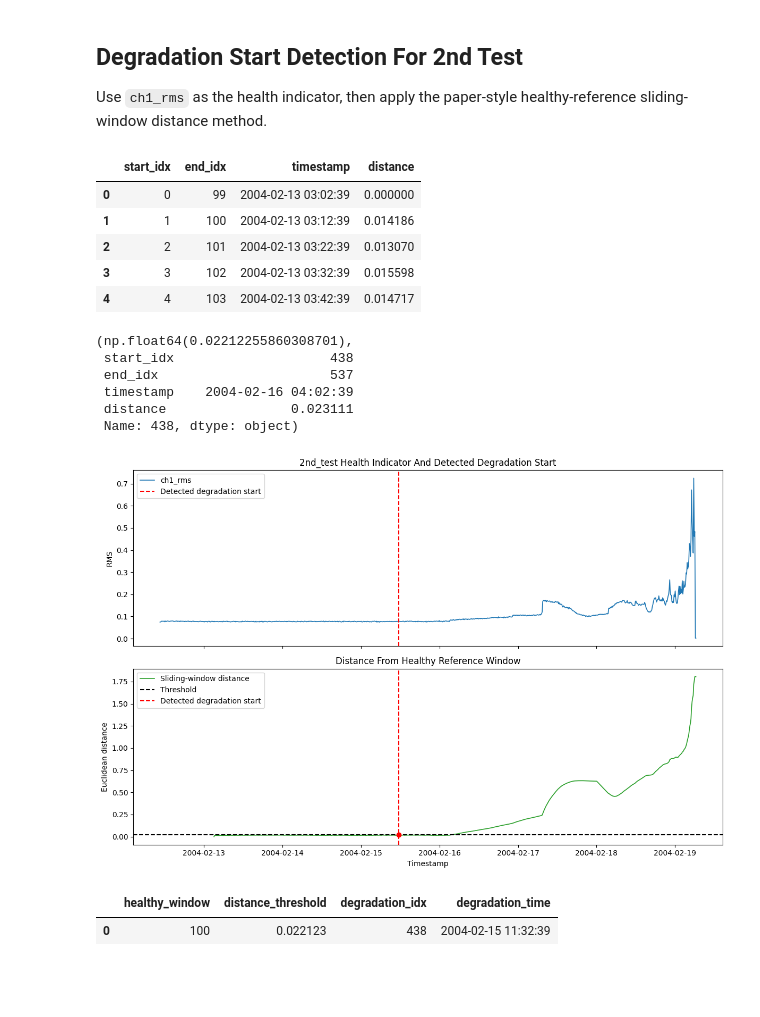
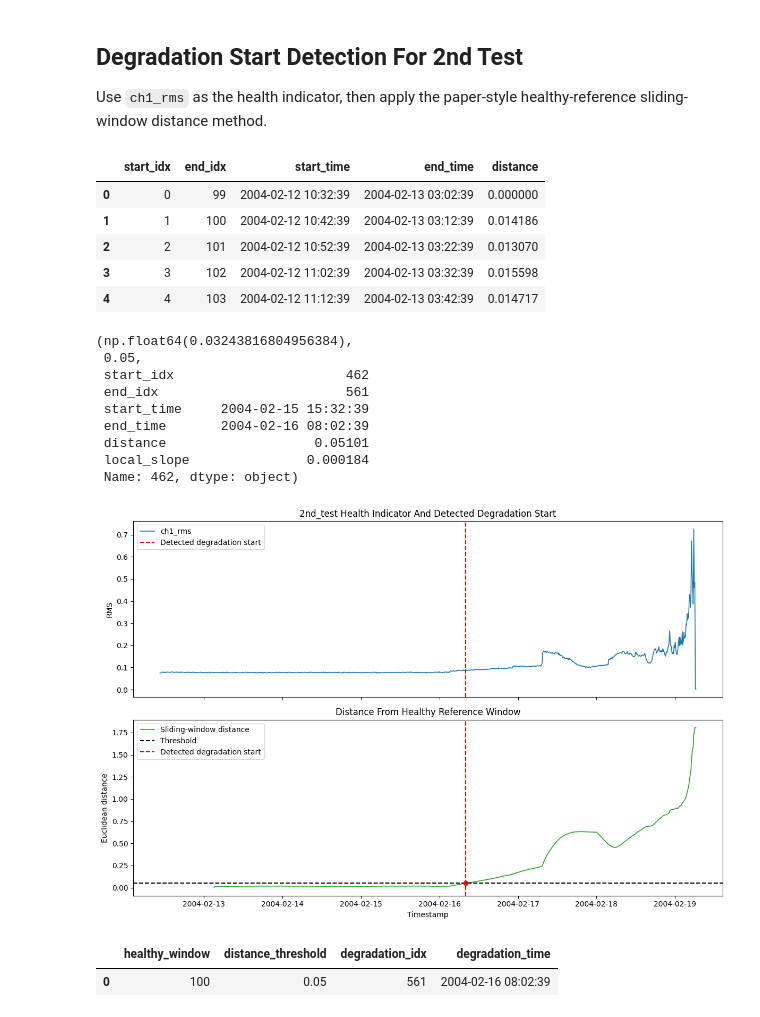
Before and after one commit to reset2626/project, a Jupyter notebook: MDS/upf.ipynb, the cells around one changed output. Drawn from its saved outputs; the diff is of its cells as text; code cells hidden in the pictures; blank space fills up the shorter version.

```diff
--- a/MDS/upf.ipynb
+++ b/MDS/upf.ipynb
@@ -194,7 +194,7 @@ quality_df[[
 | 1 | 2nd_test | 984 | (20480, 4) | 1 | 0 | 0 | ... |
 | 2 | 3rd_test | 6324 | (20480, 4) | 1 | 0 | 0 | ... |
 # %%
-test_name = '3rd_test'
+test_name = '2nd_test'
 test_dir = TEST_DIRS[test_name]
 files = list_data_files(test_dir)
 timestamps = [parse_ims_timestamp(p) for p in files]
@@ -296,7 +296,6 @@ def window_distance(reference, current):
     current = np.asarray(current, dtype=float)
     return float(np.sqrt(np.sum((reference - current) ** 2)))
 
-
 distance_rows = []
 for start_idx in range(0, len(hi_series) - healthy_window + 1):
     end_idx = start_idx + healthy_window
@@ -306,7 +305,8 @@ for start_idx in range(0, len(hi_series) - healthy_window + 1):
         {
             'start_idx': start_idx,
             'end_idx': end_idx - 1,
-            'timestamp': time_series.iloc[end_idx - 1],
+            'start_time': time_series.iloc[start_idx],
+            'end_time': time_series.iloc[end_idx - 1],
             'distance': dist,
         }
     )
@@ -314,64 +314,81 @@ for start_idx in range(0, len(hi_series) - healthy_window + 1):
 distance_df = pd.DataFrame(distance_rows)
 distance_df.head()
 # %% [output]
-|  | start_idx | end_idx | timestamp | distance |
-| 0 | 0 | 99 | 2004-02-13 03:02:39 | 0.000000 |
-| 1 | 1 | 100 | 2004-02-13 03:12:39 | 0.014186 |
-| 2 | 2 | 101 | 2004-02-13 03:22:39 | 0.013070 |
-| 3 | 3 | 102 | 2004-02-13 03:32:39 | 0.015598 |
-| 4 | 4 | 103 | 2004-02-13 03:42:39 | 0.014717 |
+|  | start_idx | end_idx | start_time | end_time | distance |
+| 0 | 0 | 99 | 2004-02-12 10:32:39 | 2004-02-13 03:02:39 | 0.000000 |
+| 1 | 1 | 100 | 2004-02-12 10:42:39 | 2004-02-13 03:12:39 | 0.014186 |
+| 2 | 2 | 101 | 2004-02-12 10:52:39 | 2004-02-13 03:22:39 | 0.013070 |
+| 3 | 3 | 102 | 2004-02-12 11:02:39 | 2004-02-13 03:32:39 | 0.015598 |
+| 4 | 4 | 103 | 2004-02-12 11:12:39 | 2004-02-13 03:42:39 | 0.014717 |
 # %%
 baseline_slice = distance_df.iloc[:healthy_window].copy()
-distance_threshold = baseline_slice['distance'].mean() + 3 * baseline_slice['distance'].std()
+relative_threshold = baseline_slice['distance'].mean() + 8 * baseline_slice['distance'].std()
+absolute_floor = 0.05
+distance_threshold = max(relative_threshold, absolute_floor)
 
-consecutive_k = 3
+consecutive_k = 8
+slope_window = 20
+slope_threshold = 0.0001
 degradation_row = None
 
 for i in range(len(distance_df) - consecutive_k + 1):
     window = distance_df.iloc[i:i + consecutive_k]
-    if (window['distance'] > distance_threshold).all():
-        degradation_row = window.iloc[0]
+    if not (window['distance'] > distance_threshold).all():
+        continue
+
+    candidate_row = window.iloc[0]
+    end_idx = int(candidate_row['end_idx'])
+    slope_start = max(0, end_idx - slope_window + 1)
+    local_hi = hi_series[slope_start:end_idx + 1]
+    local_slope = float(np.mean(np.diff(local_hi))) if len(local_hi) > 1 else 0.0
+
+    if local_slope > slope_threshold:
+        degradation_row = candidate_row.copy()
+        degradation_row['local_slope'] = local_slope
         break
 
-distance_threshold, degradation_row
+relative_threshold, distance_threshold, degradation_row
 # %% [output]
-(np.float64(0.02212255860308701),
- start_idx                    438
- end_idx                      537
- timestamp    2004-02-16 04:02:39
- distance                0.023111
- Name: 438, dtype: object)
+(np.float64(0.03243816804956384),
+ 0.05,
+ start_idx                      462
+ end_idx                        561
+ start_time     2004-02-15 15:32:39
+ end_time       2004-02-16 08:02:39
+ distance                   0.05101
+ local_slope               0.000184
+ Name: 462, dtype: object)
 # %%
 if degradation_row is not None:
-    degradation_idx = int(degradation_row['start_idx'])
-    degradation_time = time_series.iloc[degradation_idx]
+    degradation_idx = int(degradation_row['end_idx'])
+    degradation_time = degradation_row['end_time'] if 'end_time' in degradation_row.index else time_series.iloc[degradation_idx]
 else:
     degradation_idx = None
     degradation_time = None
 # %%
 fig, axes = plt.subplots(2, 1, figsize=(12, 8), sharex=True)
 
 axes[0].plot(time_series, hi_series, color='tab:blue', linewidth=1.2, label='ch1_rms')
 if degradation_time is not None:
     axes[0].axvline(degradation_time, color='red', linestyle='--', label='Detected degradation start')
 axes[0].set_title('2nd_test Health Indicator And Detected Degradation Start')
 axes[0].set_ylabel('RMS')
 axes[0].legend()
 
-axes[1].plot(distance_df['timestamp'], distance_df['distance'], color='tab:green', linewidth=1.2, label='Sliding-window distance')
+axes[1].plot(distance_df['end_time'], distance_df['distance'], color='tab:green', linewidth=1.2, label='Sliding-window distance')
 axes[1].axhline(distance_threshold, color='black', linestyle='--', label='Threshold')
-if degradation_time is not None:
+if degradation_time is not None and degradation_row is not None:
     axes[1].axvline(degradation_time, color='red', linestyle='--', label='Detected degradation start')
-axes[1].scatter([degradation_time], [degradation_row['distance']], color='red', zorder=3)
+    axes[1].scatter([degradation_time], [degradation_row['distance']], color='red', zorder=3)
 axes[1].set_title('Distance From Healthy Reference Window')
 axes[1].set_xlabel('Timestamp')
 axes[1].set_ylabel('Euclidean distance')
 axes[1].legend()
 
 plt.tight_layout()
 plt.show()
 # %% [output]
-[figure, old version]
+[figure, new version]
 # %%
 pd.DataFrame(
     {
@@ -383,4 +400,4 @@ pd.DataFrame(
 )
 # %% [output]
 |  | healthy_window | distance_threshold | degradation_idx | degradation_time |
-| 0 | 100 | 0.022123 | 438 | 2004-02-15 11:32:39 |
+| 0 | 100 | 0.05 | 561 | 2004-02-16 08:02:39 |
```
Also changed, not shown: parts of 15 cells of this notebook.
